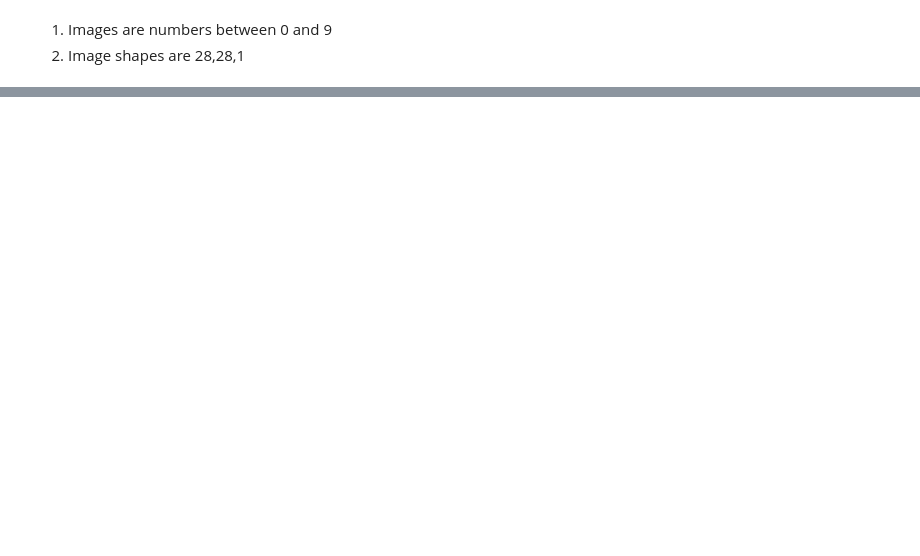
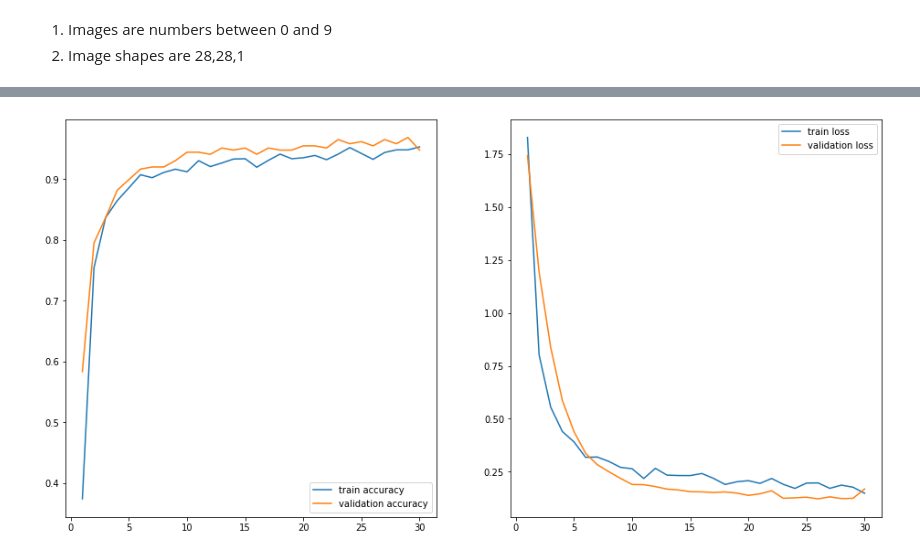
Before and after one commit to ngcheeyuan/Tensorflow-Certification-Practice, a Jupyter notebook: MNIST.ipynb, the cells around one changed output, grey strips where cells are left out. Drawn from its saved outputs; the diff is of its cells as text; code cells hidden in the pictures; blank space fills up the shorter version.

```diff
--- a/MNIST.ipynb
+++ b/MNIST.ipynb
@@ -114,0 +134,25 @@ plot_loss_curve(history)
+# %%
+FILTERS = 3
+model_1 = tf.keras.Sequential([
+                               tf.keras.layers.Conv2D(FILTERS, (3,3), input_shape = (28,28,1), activation = 'relu'),
+                               tf.keras.layers.Conv2D(FILTERS, (3,3), activation = 'relu'),
+                               tf.keras.layers.MaxPool2D(),
+                               tf.keras.layers.Dropout(0.1),
+                               tf.keras.layers.BatchNormalization(),
+                               tf.keras.layers.Flatten(),
+                               tf.keras.layers.Dense(10 , activation = 'softmax')
+])
+# %%
+model_1.compile(loss = tf.keras.losses.SparseCategoricalCrossentropy(),
+                optimizer = tf.keras.optimizers.Adam(),
+                metrics = ['accuracy'],
+                run_eagerly = True)
+# %%
+history_1 = model_1.fit(train_ds,
+                      steps_per_epoch = len(train_ds)//BATCH_SIZE,
+                      epochs = 30,
+                      validation_data = test_ds,
+                      validation_steps = len(test_ds)//BATCH_SIZE,
+                      callbacks = [tf.keras.callbacks.ModelCheckpoint(FILEPATH,
+                                                                      save_best_only = True)]
+                      )
@@ -114,0 +178,4 @@ plot_loss_curve(history)
+# %%
+plot_loss_curve(history_1)
+# %% [output]
+[figure, added]
```
Also changed, not shown: parts of 25 cells of this notebook.
